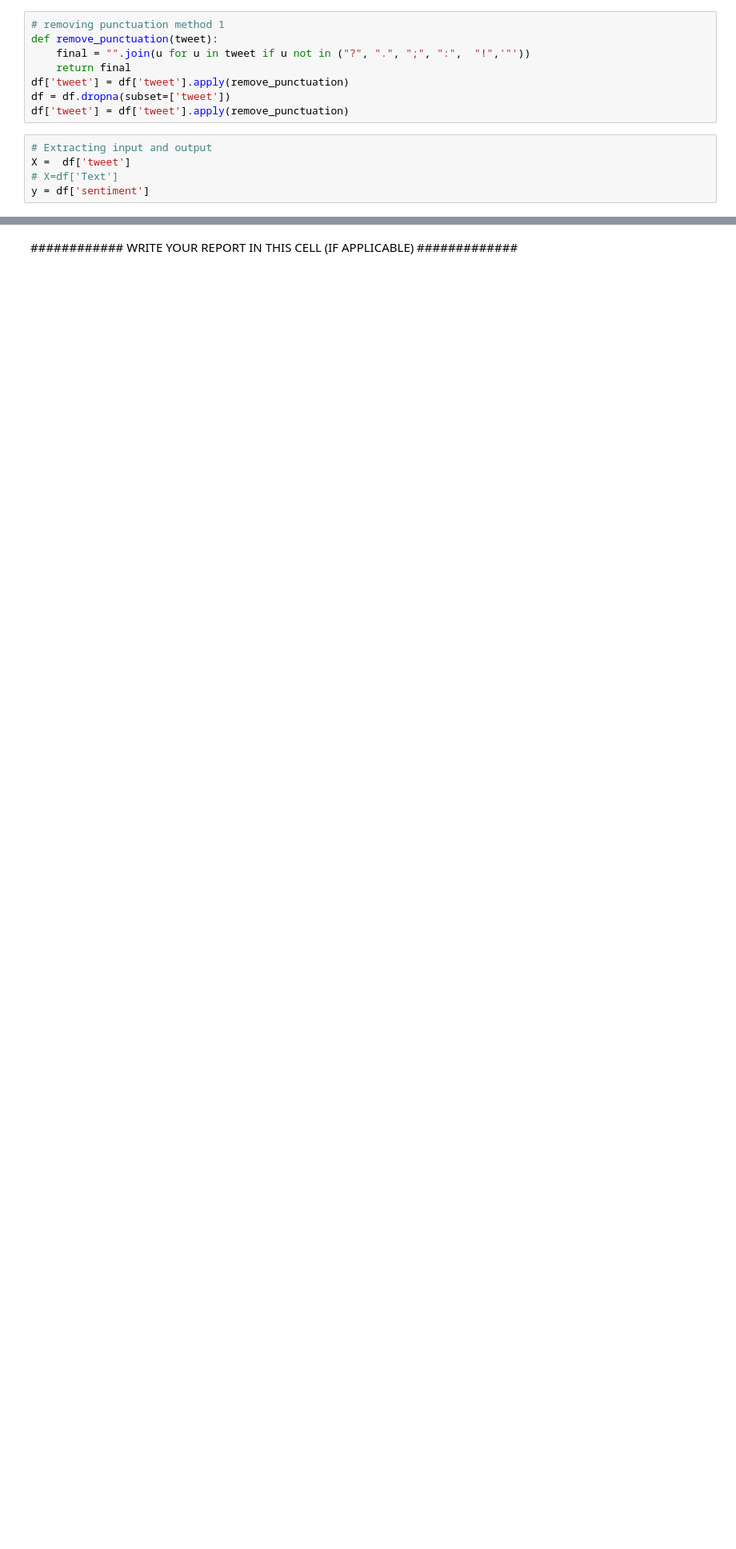
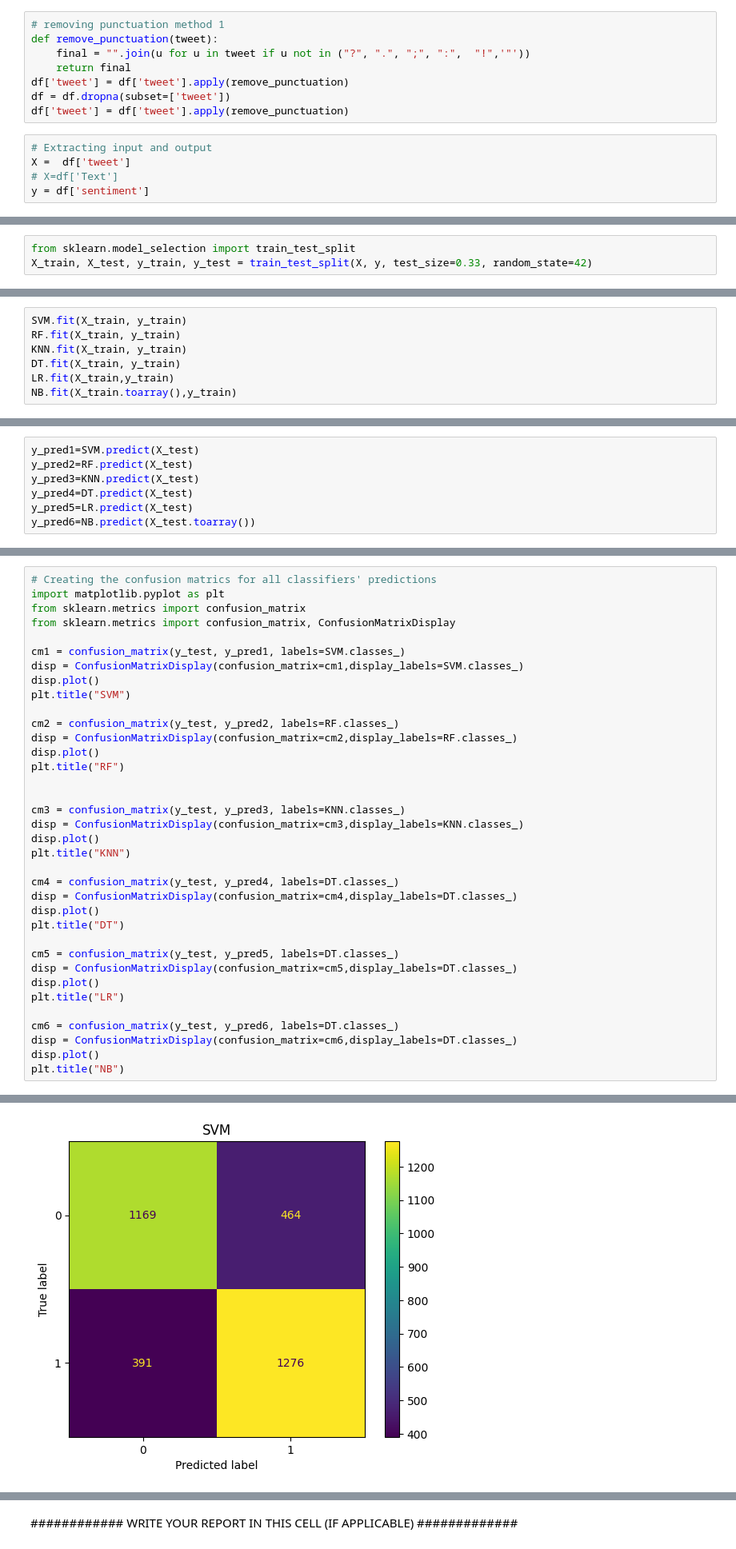
Before and after one commit to Uchebuzz/Machine-Learning-Models, a Jupyter notebook: Workshop_6.ipynb, the cells around one changed output, grey strips where cells are left out. Shown at 80% size. Drawn from its saved outputs; the diff is of its cells as text; blank space fills up the shorter version.

```diff
--- a/Workshop_6.ipynb
+++ b/Workshop_6.ipynb
@@ -153,0 +159,3 @@ y = df['sentiment']
+# %%
+from sklearn.model_selection import train_test_split
+X_train, X_test, y_train, y_test = train_test_split(X, y, test_size=0.33, random_state=42)
@@ -153,0 +175,7 @@ y = df['sentiment']
+# %%
+SVM.fit(X_train, y_train)
+RF.fit(X_train, y_train)
+KNN.fit(X_train, y_train)
+DT.fit(X_train, y_train)
+LR.fit(X_train,y_train)
+NB.fit(X_train.toarray(),y_train)
@@ -153,0 +184,7 @@ y = df['sentiment']
+# %%
+y_pred1=SVM.predict(X_test)
+y_pred2=RF.predict(X_test)
+y_pred3=KNN.predict(X_test)
+y_pred4=DT.predict(X_test)
+y_pred5=LR.predict(X_test)
+y_pred6=NB.predict(X_test.toarray())
@@ -153,0 +226,37 @@ y = df['sentiment']
+# %%
+# Creating the confusion matrics for all classifiers' predictions
+import matplotlib.pyplot as plt
+from sklearn.metrics import confusion_matrix
+from sklearn.metrics import confusion_matrix, ConfusionMatrixDisplay
+
+cm1 = confusion_matrix(y_test, y_pred1, labels=SVM.classes_)
+disp = ConfusionMatrixDisplay(confusion_matrix=cm1,display_labels=SVM.classes_)
+disp.plot()
+plt.title("SVM")
+
+cm2 = confusion_matrix(y_test, y_pred2, labels=RF.classes_)
+disp = ConfusionMatrixDisplay(confusion_matrix=cm2,display_labels=RF.classes_)
+disp.plot()
+plt.title("RF")
+
+
+cm3 = confusion_matrix(y_test, y_pred3, labels=KNN.classes_)
+disp = ConfusionMatrixDisplay(confusion_matrix=cm3,display_labels=KNN.classes_)
+disp.plot()
+plt.title("KNN")
+
+cm4 = confusion_matrix(y_test, y_pred4, labels=DT.classes_)
+disp = ConfusionMatrixDisplay(confusion_matrix=cm4,display_labels=DT.classes_)
+disp.plot()
+plt.title("DT")
+
+cm5 = confusion_matrix(y_test, y_pred5, labels=DT.classes_)
+disp = ConfusionMatrixDisplay(confusion_matrix=cm5,display_labels=DT.classes_)
+disp.plot()
+plt.title("LR")
+
+cm6 = confusion_matrix(y_test, y_pred6, labels=DT.classes_)
+disp = ConfusionMatrixDisplay(confusion_matrix=cm6,display_labels=DT.classes_)
+disp.plot()
+plt.title("NB")
+# %% [output]
@@ -153,0 +264 @@ y = df['sentiment']
+[figure, added]
```
Also changed, not shown: parts of 9 cells of this notebook, 1 other file.
